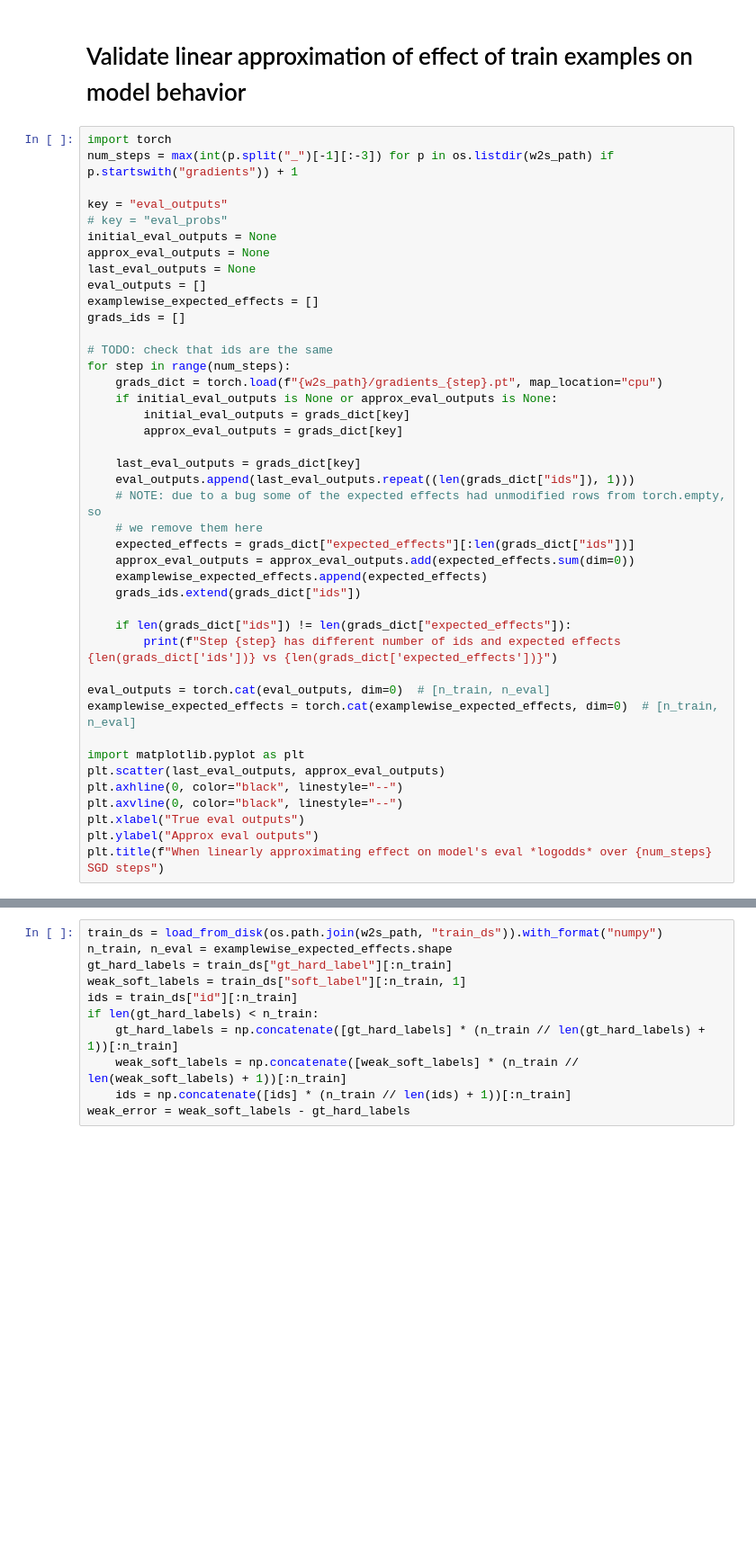
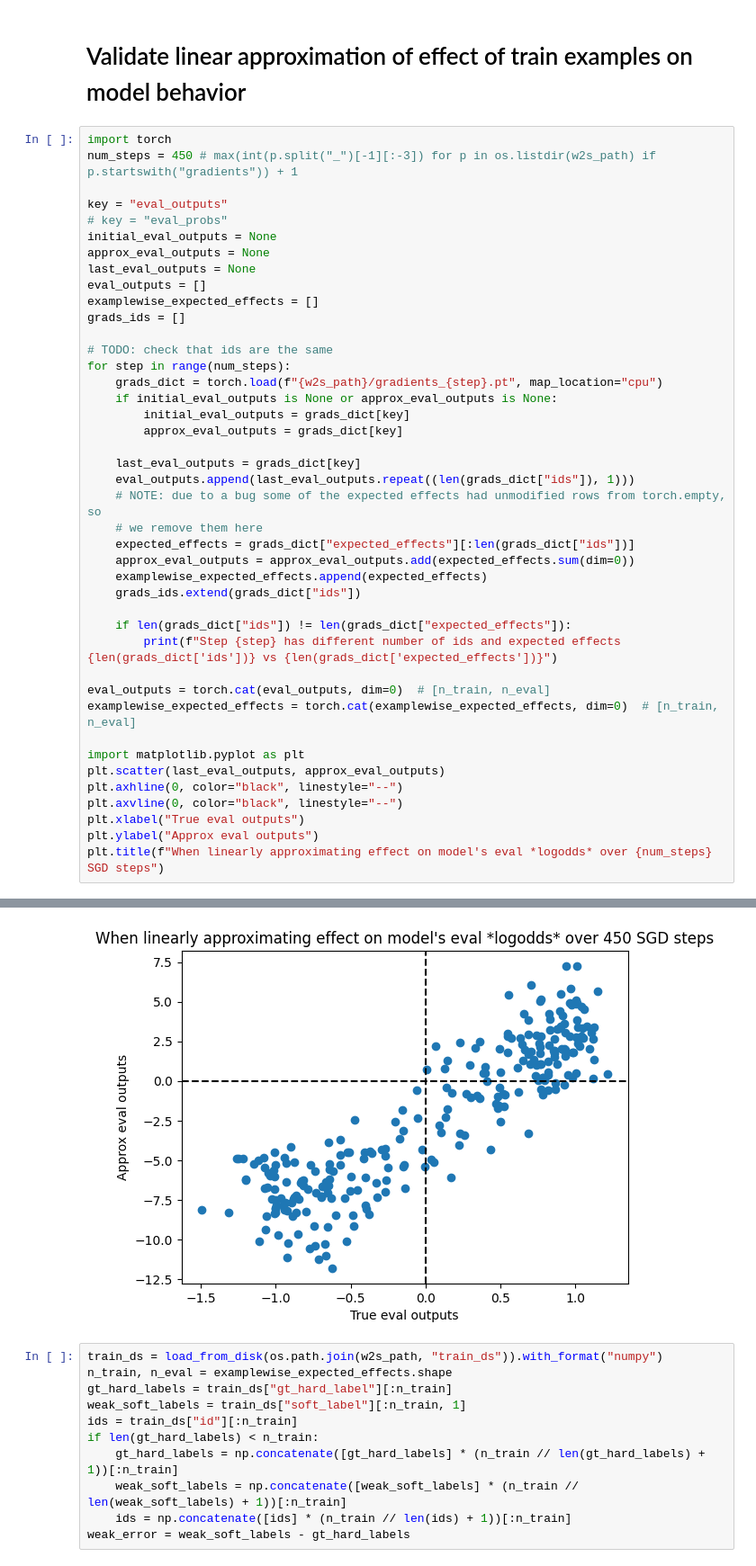
Before and after one commit to EleutherAI/weak-to-strong, a Jupyter notebook: notebooks/grads_analysis.ipynb, the cells around one changed output, grey strips where cells are left out. Shown at 90% size. Drawn from its saved outputs; the diff is of its cells as text; blank space fills up the shorter version.

```diff
--- a/notebooks/grads_analysis.ipynb
+++ b/notebooks/grads_analysis.ipynb
@@ -71,7 +82,7 @@ fig.show()
 # Validate linear approximation of effect of train examples on model behavior
 # %%
 import torch
-num_steps = max(int(p.split("_")[-1][:-3]) for p in os.listdir(w2s_path) if p.startswith("gradients")) + 1
+num_steps = 450 # max(int(p.split("_")[-1][:-3]) for p in os.listdir(w2s_path) if p.startswith("gradients")) + 1
 
 key = "eval_outputs"
 # key = "eval_probs"
@@ -111,3 +122,4 @@ plt.axvline(0, color="black", linestyle="--")
 plt.xlabel("True eval outputs")
 plt.ylabel("Approx eval outputs")
 plt.title(f"When linearly approximating effect on model's eval *logodds* over {num_steps} SGD steps")
+# %% [output]
@@ -114,3 +132,4 @@ plt.title(f"When linearly approximating effect on model's eval *logodds* over {n
+[figure, added]
 # %%
 train_ds = load_from_disk(os.path.join(w2s_path, "train_ds")).with_format("numpy")
 n_train, n_eval = examplewise_expected_effects.shape
```
Also changed, not shown: parts of 15 cells of this notebook, 3 other files.
